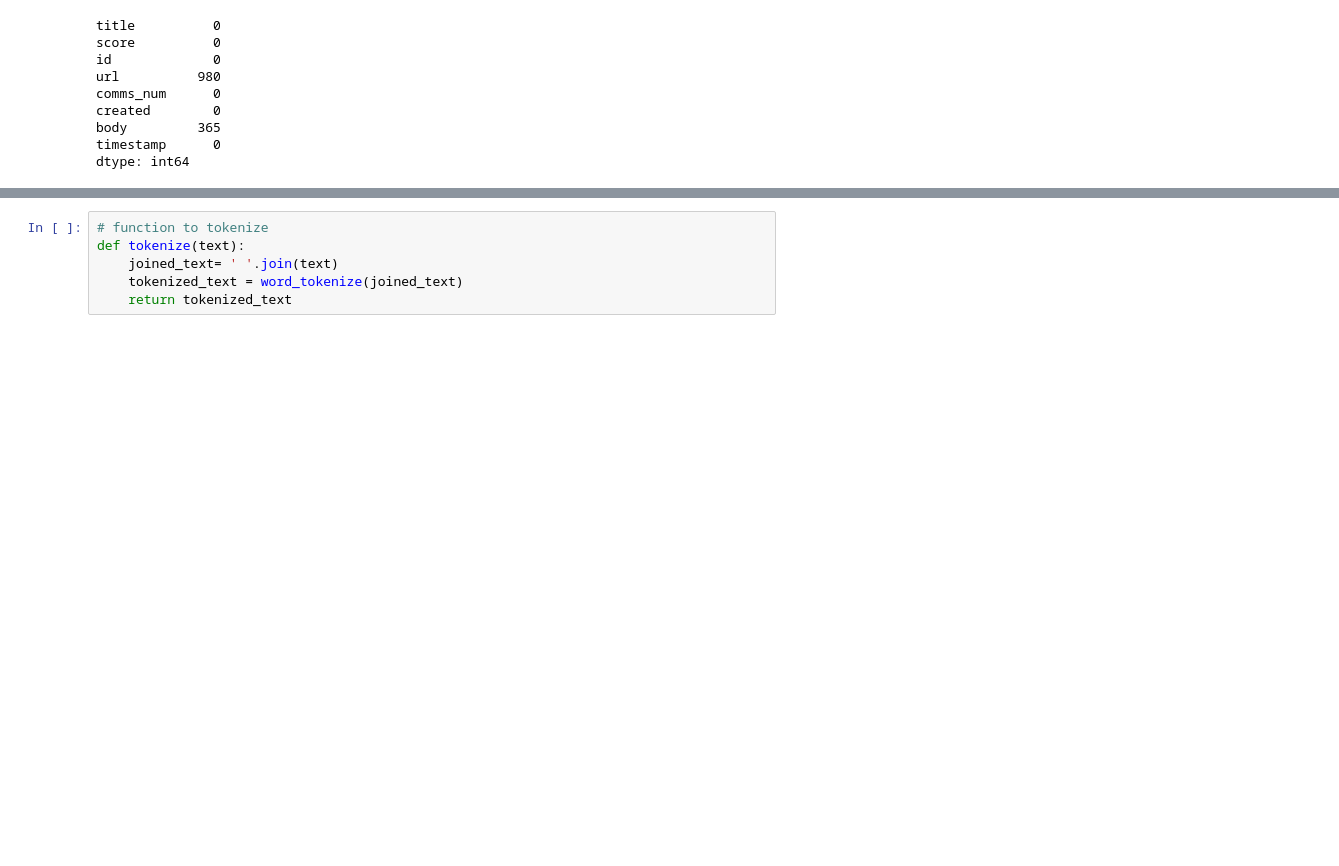
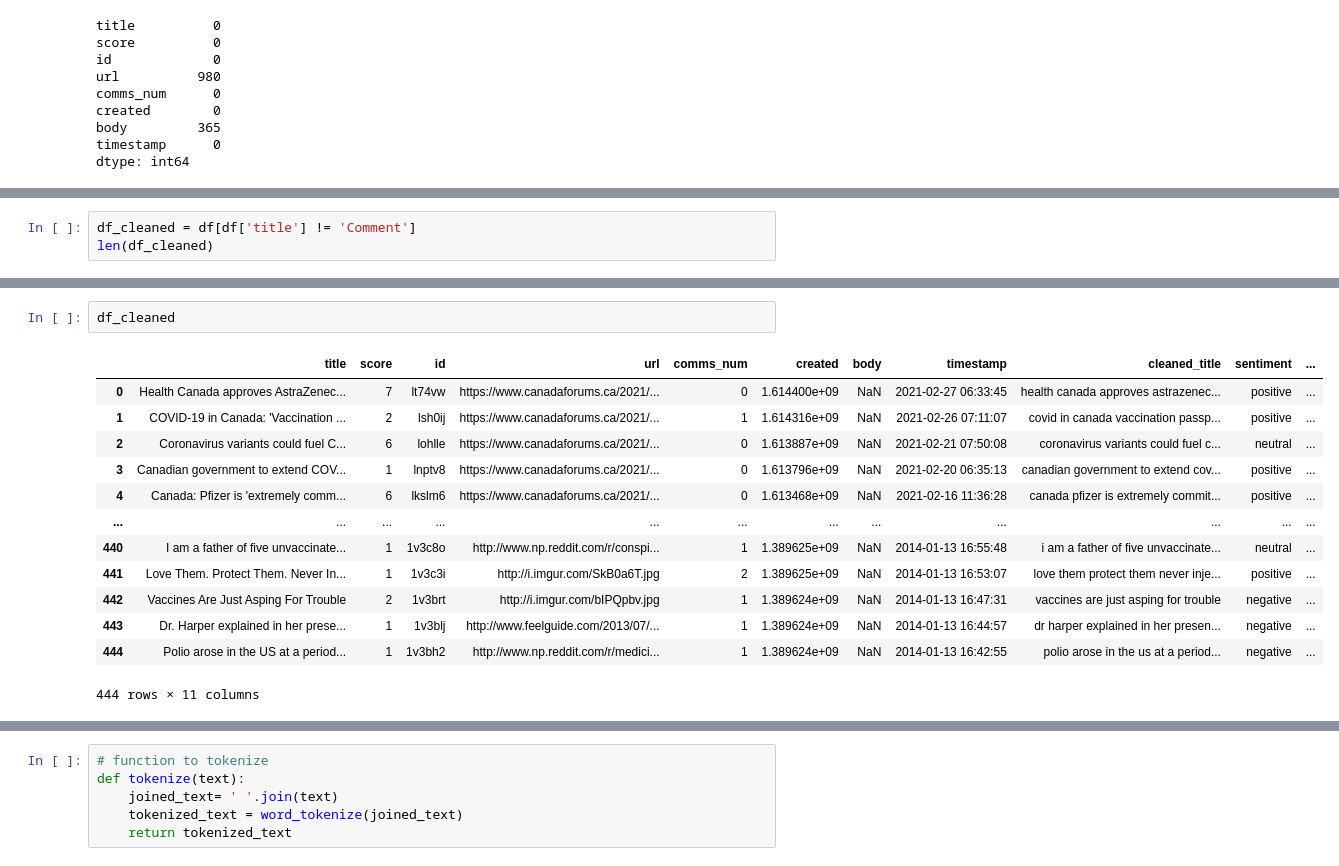
Before and after one commit to Yeshi341/Blog, a Jupyter notebook: Vaccine_myth_sentiment_analysis/data-load-and-eda.ipynb, the cells around one changed output, grey strips where cells are left out. Saved outputs shown, nothing was run; the diff lists cells and outputs as text; blank space fills up the shorter version.

```diff
--- a/Vaccine_myth_sentiment_analysis/data-load-and-eda.ipynb
+++ b/Vaccine_myth_sentiment_analysis/data-load-and-eda.ipynb
@@ -111,0 +104,3 @@ len(cleaned_title)
+# %%
+df_cleaned = df[df['title'] != 'Comment']
+len(df_cleaned)
@@ -113,0 +195,16 @@ len(cleaned_title)
+# %%
+df_cleaned
+# %% [output]
+|  | title | score | id | url | comms_num | created | body | timestamp | cleaned_title | sentiment | ... |
+| 0 | Health Canada approves AstraZenec... | 7 | lt74vw | https://www.canadaforums.ca/2021/... | 0 | 1.614400e+09 | NaN | 2021-02-27 06:33:45 | health canada approves astrazenec... | positive | ... |
+| 1 | COVID-19 in Canada: 'Vaccination ... | 2 | lsh0ij | https://www.canadaforums.ca/2021/... | 1 | 1.614316e+09 | NaN | 2021-02-26 07:11:07 | covid in canada vaccination passp... | positive | ... |
+| 2 | Coronavirus variants could fuel C... | 6 | lohlle | https://www.canadaforums.ca/2021/... | 0 | 1.613887e+09 | NaN | 2021-02-21 07:50:08 | coronavirus variants could fuel c... | neutral | ... |
+| 3 | Canadian government to extend COV... | 1 | lnptv8 | https://www.canadaforums.ca/2021/... | 0 | 1.613796e+09 | NaN | 2021-02-20 06:35:13 | canadian government to extend cov... | positive | ... |
+| 4 | Canada: Pfizer is 'extremely comm... | 6 | lkslm6 | https://www.canadaforums.ca/2021/... | 0 | 1.613468e+09 | NaN | 2021-02-16 11:36:28 | canada pfizer is extremely commit... | positive | ... |
+| ... | ... | ... | ... | ... | ... | ... | ... | ... | ... | ... | ... |
+| 440 | I am a father of five unvaccinate... | 1 | 1v3c8o | http://www.np.reddit.com/r/conspi... | 1 | 1.389625e+09 | NaN | 2014-01-13 16:55:48 | i am a father of five unvaccinate... | neutral | ... |
+| 441 | Love Them. Protect Them. Never In... | 1 | 1v3c3i | http://i.imgur.com/SkB0a6T.jpg | 2 | 1.389625e+09 | NaN | 2014-01-13 16:53:07 | love them protect them never inje... | positive | ... |
+| 442 | Vaccines Are Just Asping For Trouble | 2 | 1v3brt | http://i.imgur.com/bIPQpbv.jpg | 1 | 1.389624e+09 | NaN | 2014-01-13 16:47:31 | vaccines are just asping for trouble | negative | ... |
+| 443 | Dr. Harper explained in her prese... | 1 | 1v3blj | http://www.feelguide.com/2013/07/... | 1 | 1.389624e+09 | NaN | 2014-01-13 16:44:57 | dr harper explained in her presen... | negative | ... |
+| 444 | Polio arose in the US at a period... | 1 | 1v3bh2 | http://www.np.reddit.com/r/medici... | 1 | 1.389624e+09 | NaN | 2014-01-13 16:42:55 | polio arose in the us at a period... | negative | ... |
+444 rows × 11 columns
```
Also changed, not shown: parts of 25 cells of this notebook.
